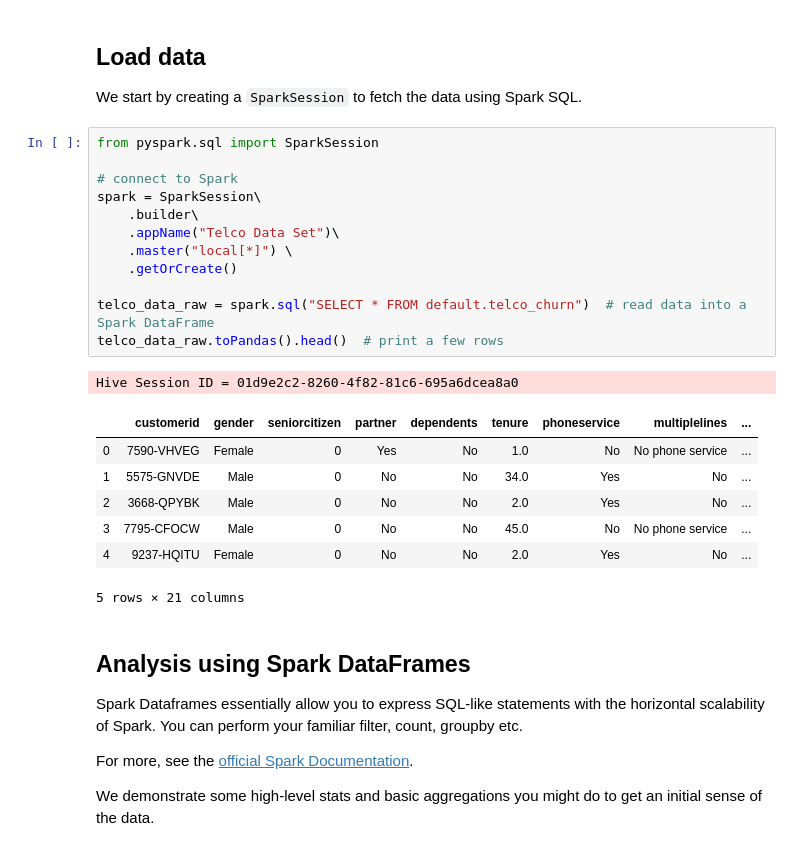
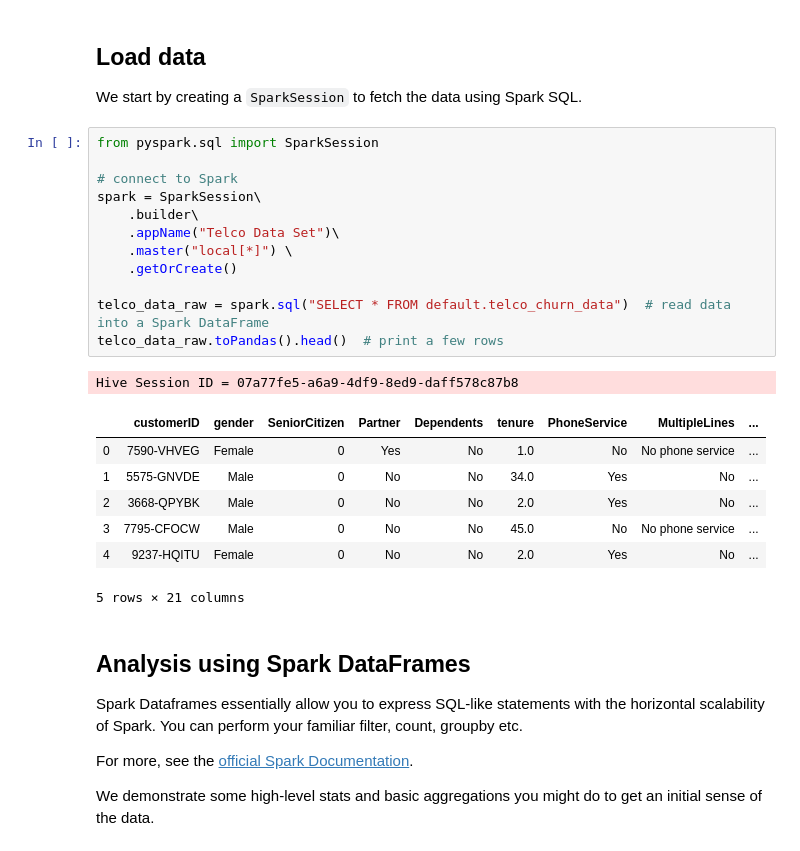
Before and after one commit to panomarix/cml_churn_demo_mlops, a Jupyter notebook: 2_data_exploration.ipynb, the cells around one changed output. Drawn from its saved outputs; the diff is of its cells as text.

```diff
--- a/2_data_exploration.ipynb
+++ b/2_data_exploration.ipynb
@@ -16,18 +16,18 @@ We start by creating a `SparkSession` to fetch the data using Spark SQL.
 # %%
 from pyspark.sql import SparkSession
 
 # connect to Spark
 spark = SparkSession\
     .builder\
     .appName("Telco Data Set")\
     .master("local[*]") \
     .getOrCreate()
 
-telco_data_raw = spark.sql("SELECT * FROM default.telco_churn")  # read data into a Spark DataFrame
+telco_data_raw = spark.sql("SELECT * FROM default.telco_churn_data")  # read data into a Spark DataFrame
 telco_data_raw.toPandas().head()  # print a few rows
 # %% [output]
-Hive Session ID = 01d9e2c2-8260-4f82-81c6-695a6dcea8a0
+Hive Session ID = 07a77fe5-a6a9-4df9-8ed9-daff578c87b8
-|  | customerid | gender | seniorcitizen | partner | dependents | tenure | phoneservice | multiplelines | ... |
+|  | customerID | gender | SeniorCitizen | Partner | Dependents | tenure | PhoneService | MultipleLines | ... |
 | 0 | 7590-VHVEG | Female | 0 | Yes | No | 1.0 | No | No phone service | ... |
 | 1 | 5575-GNVDE | Male | 0 | No | No | 34.0 | Yes | No | ... |
 | 2 | 3668-QPYBK | Male | 0 | No | No | 2.0 | Yes | No | ... |
```
Also changed, not shown: parts of 8 cells of this notebook, 5 other files.
